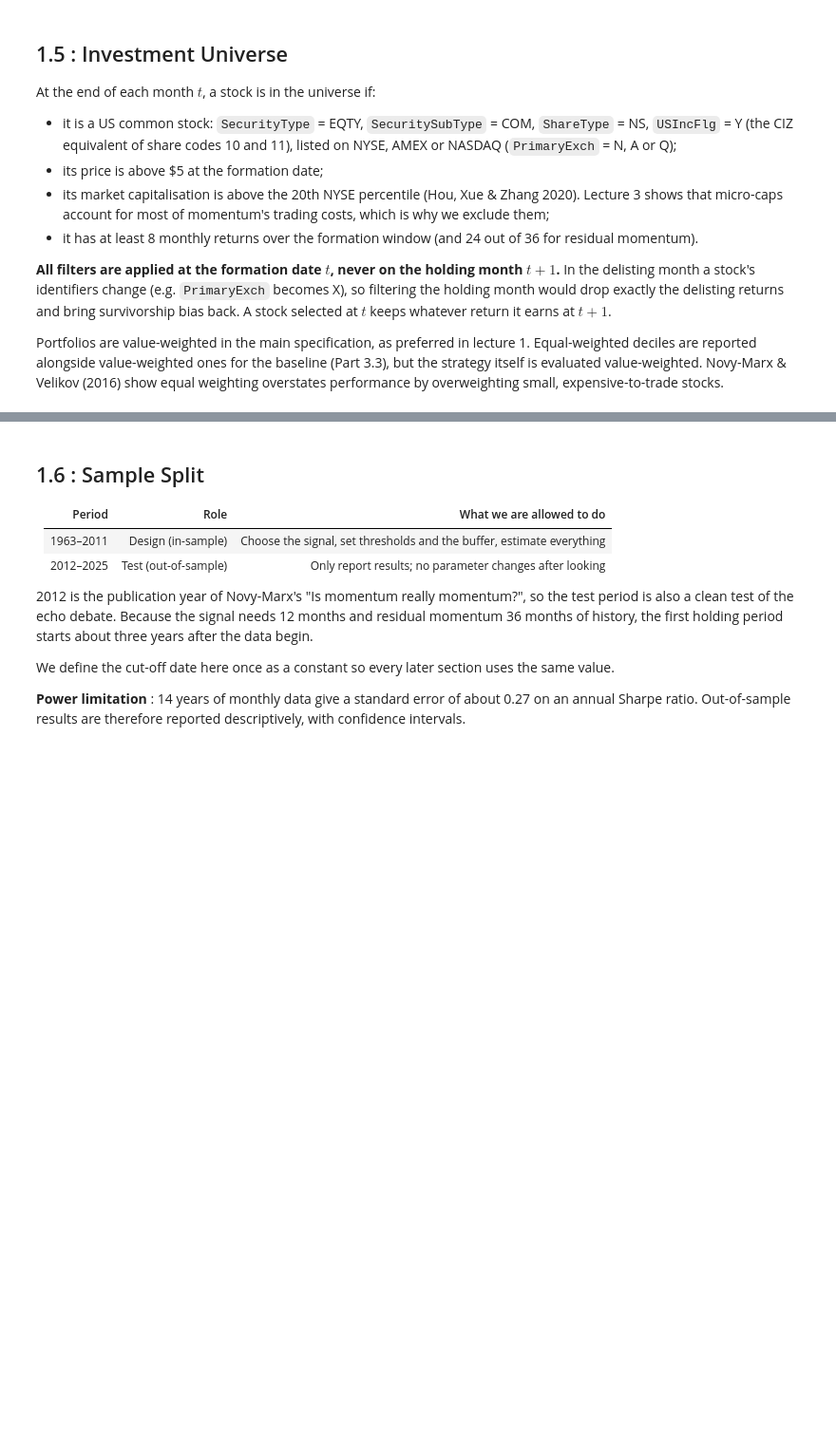
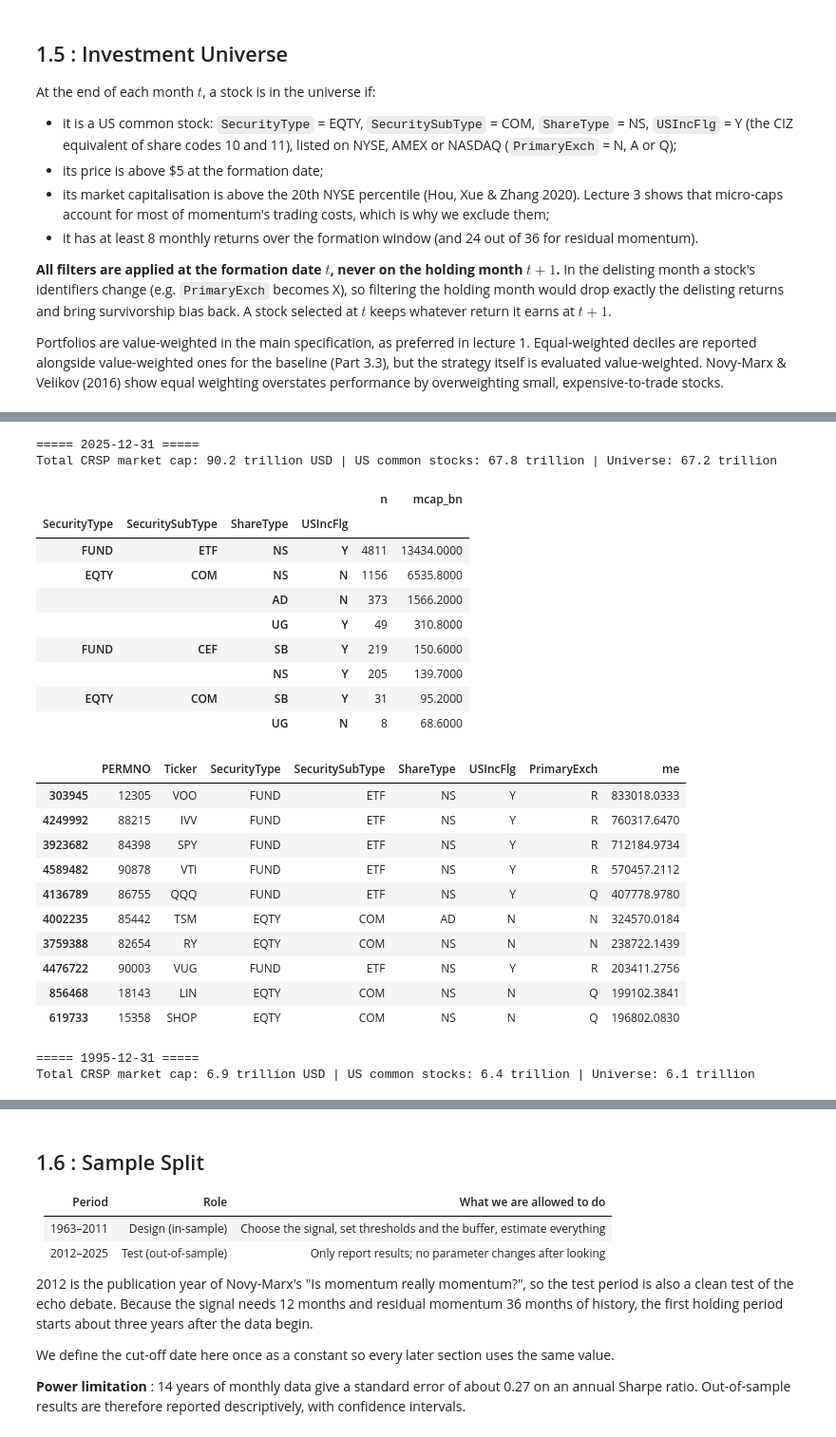
Before and after one commit to olol2/AppliedInvestments, a Jupyter notebook: Momentum_Robust_Notebook.ipynb, the cells around one changed output, grey strips where cells are left out. Shown at 95% size. Saved outputs shown, nothing was run; the diff lists cells and outputs as text; code cells hidden in the pictures; blank space fills up the shorter version.

```diff
--- a/Momentum_Robust_Notebook.ipynb
+++ b/Momentum_Robust_Notebook.ipynb
@@ -158,3 +157,29 @@ We use US stock data from CRSP via WRDS, in the new CIZ format. Following lectur
 No bid/ask quotes or daily low/high prices are available, so stock-level spreads cannot be measured. The consequences for the cost model are discussed in `data_notes.txt` and Part 4.
 
 This is the main data source for the whole notebook.
+# %%
+# Load the CRSP monthly file: only the columns we need, with compact types.
+# The first run reads the 460 MB CSV (about 1 min) and saves a Parquet copy;
+# later runs load the Parquet copy in a few seconds.
+PROCESSED.mkdir(parents=True, exist_ok=True)
+MONTHLY_PQ = PROCESSED / "crsp_monthly_raw.parquet"
+
+MONTHLY_COLS = ["PERMNO", "MthCalDt", "MthRet", "MthPrc", "ShrOut", "MthVol",
+                "PrimaryExch", "SecurityType", "SecuritySubType", "ShareType", "USIncFlg", "Ticker"]
+MONTHLY_TYPES = {"PERMNO": "int32", "MthRet": "float64", "MthPrc": "float64",
+                 "ShrOut": "float64", "MthVol": "float64",
+                 "PrimaryExch": "category", "SecurityType": "category", "SecuritySubType": "category",
+                 "ShareType": "category", "USIncFlg": "category", "Ticker": "string"}
+
+if MONTHLY_PQ.exists():
+    crsp_m = pd.read_parquet(MONTHLY_PQ)
+    print("Loaded from Parquet cache.")
+else:
+    crsp_m = pd.read_csv(DATA / "Monthly.csv", usecols=MONTHLY_COLS, dtype=MONTHLY_TYPES,
+                         parse_dates=["MthCalDt"])
+    crsp_m.to_parquet(MONTHLY_PQ, index=False)
+    print("Read from CSV and saved a Parquet copy for next time.")
+
+print(f"{len(crsp_m):,} rows, {crsp_m['PERMNO'].nunique():,} stocks, "
+      f"{crsp_m.memory_usage(deep=True).sum() / 1e6:.0f} MB in memory")
+crsp_m.head()
@@ -207,0 +588,45 @@ Portfolios are value-weighted in the main specification, as preferred in lecture
+# %%
+# Diagnostic: what does the common-stock filter remove? (December 2025 and December 1995)
+for d in ["2025-12-31", "1995-12-31"]:
+    month = crsp[crsp["date"] == d]
+    print(f"\n===== {d} =====")
+    print(f"Total CRSP market cap: {month['me'].sum() / 1e6:,.1f} trillion USD | "
+          f"US common stocks: {month.loc[month['is_common'], 'me'].sum() / 1e6:,.1f} trillion | "
+          f"Universe: {month.loc[month['in_universe'], 'me'].sum() / 1e6:,.1f} trillion")
+
+    # Market cap removed, by security type (USD billions)
+    removed = month[~month["is_common"]]
+    by_type = (removed.groupby(["SecurityType", "SecuritySubType", "ShareType", "USIncFlg"], observed=True)["me"]
+               .agg(["size", "sum"]).rename(columns={"size": "n", "sum": "mcap_bn"}))
+    by_type["mcap_bn"] = (by_type["mcap_bn"] / 1e3).round(1)
+    display(by_type.sort_values("mcap_bn", ascending=False).head(8))
+
+    # The 10 largest securities removed: should be ETFs, ADRs, foreign firms, not US companies
+    display(removed.nlargest(10, "me")[["PERMNO", "Ticker", "SecurityType", "SecuritySubType",
+                                        "ShareType", "USIncFlg", "PrimaryExch", "me"]])
+# %% [output]
+===== 2025-12-31 =====
+Total CRSP market cap: 90.2 trillion USD | US common stocks: 67.8 trillion | Universe: 67.2 trillion
+|  |  |  |  | n | mcap_bn |
+| SecurityType | SecuritySubType | ShareType | USIncFlg |  |  |
+| FUND | ETF | NS | Y | 4811 | 13434.0000 |
+| EQTY | COM | NS | N | 1156 | 6535.8000 |
+|  |  | AD | N | 373 | 1566.2000 |
+|  |  | UG | Y | 49 | 310.8000 |
+| FUND | CEF | SB | Y | 219 | 150.6000 |
+|  |  | NS | Y | 205 | 139.7000 |
+| EQTY | COM | SB | Y | 31 | 95.2000 |
+|  |  | UG | N | 8 | 68.6000 |
+|  | PERMNO | Ticker | SecurityType | SecuritySubType | ShareType | USIncFlg | PrimaryExch | me |
+| 303945 | 12305 | VOO | FUND | ETF | NS | Y | R | 833018.0333 |
+| 4249992 | 88215 | IVV | FUND | ETF | NS | Y | R | 760317.6470 |
+| 3923682 | 84398 | SPY | FUND | ETF | NS | Y | R | 712184.9734 |
+| 4589482 | 90878 | VTI | FUND | ETF | NS | Y | R | 570457.2112 |
+| 4136789 | 86755 | QQQ | FUND | ETF | NS | Y | Q | 407778.9780 |
+| 4002235 | 85442 | TSM | EQTY | COM | AD | N | N | 324570.0184 |
+| 3759388 | 82654 | RY | EQTY | COM | NS | N | N | 238722.1439 |
+| 4476722 | 90003 | VUG | FUND | ETF | NS | Y | R | 203411.2756 |
+| 856468 | 18143 | LIN | EQTY | COM | NS | N | Q | 199102.3841 |
+| 619733 | 15358 | SHOP | EQTY | COM | NS | N | Q | 196802.0830 |
+===== 1995-12-31 =====
+Total CRSP market cap: 6.9 trillion USD | US common stocks: 6.4 trillion | Universe: 6.1 trillion
```
Also changed, not shown: parts of 16 cells of this notebook.
